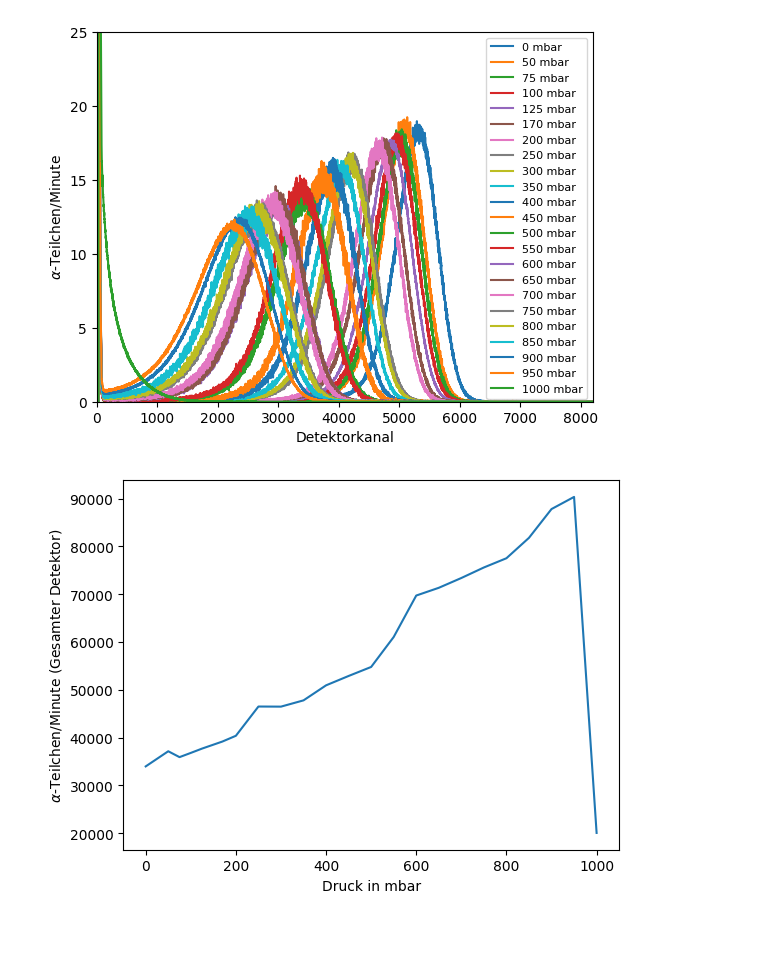
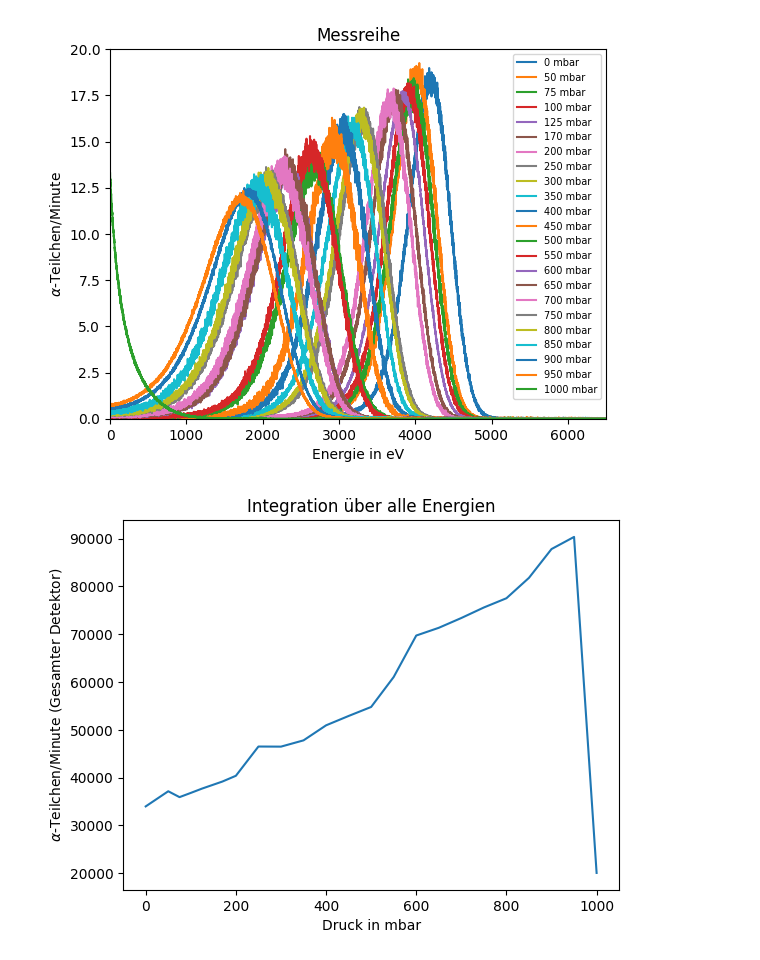
Before and after one commit to CaptainNikon/PPF-Uni-Potsdam, a Jupyter notebook: K1/calc.ipynb, the cells around one changed output. Saved outputs shown, nothing was run; the diff lists cells and outputs as text; code cells hidden in the pictures; blank space fills up the shorter version.

```diff
--- a/K1/calc.ipynb
+++ b/K1/calc.ipynb
@@ -30,7 +30,7 @@ d22 = np.genfromtxt(fname="../K1/K1_meas/TxtReihe/pa1000_ta1609_pa_1000_pe_1000_
 dempty = np.genfromtxt(fname="../K1/K1_meas/TxtReihe/empty_ta_1549_te_751.Spe", skip_header = 12,skip_footer = 17)
 dcalibration = np.genfromtxt(fname="../K1/K1_meas/TxtReihe/pa0_3kBq_16h32min_end5,4bar.Spe", skip_header = 12,skip_footer = 17)
 # %%
-rangevalues = [0,50,75,100,125,170,200,250,300,350,400,450,500,550,600,650,700,750,800,850,900,950,1000]
+rangevalues = np.array([0,50,75,100,125,170,200,250,300,350,400,450,500,550,600,650,700,750,800,850,900,950,1000])
 values = [d0,d1,d2,d3,d4,d5,d6,d7,d8,d9,d10,d11,d12,d13,d14,d15,d16,d17,d18,d19,d20,d21,d22]
 times = [221,195,154,181,924,212,153,191,224,202,116,70,114,129,124,124,101,147,119,111,1110,992,1140]
 
@@ -37,0 +50,16 @@ reducnoise = sum(dempty)/962
+# %%
+alpha = np.array([5442,5484])
+canals = np.array([6850,6902])
+
+reg = linear_model.LinearRegression()
+newcanals = canals.reshape(-1,1)
+reg.fit(newcanals,alpha)
+m = reg.coef_
+b = reg.intercept_
+
+plt.scatter(canals,alpha, label = r"Kalibrationspunkte",color="orange")
+plt.plot(canals, m*canals+b, label = "Linearer Fit: ("+ str(np.round(float(m),2))+"*Kanal"+str(np.round(b,2))+")eV")
+plt.xlabel("Kanal")
+plt.ylabel("Energie in eV")
+plt.legend(loc = 0)
+plt.savefig("Plots/linearfit.pdf")
@@ -39,11 +69,12 @@ reducnoise = sum(dempty)/962
 xlen = np.arange(len(d1))
 for i in range(23):
     yax = values[i]/times[i]-dempty/962
-    plt.plot(xlen,yax[0:], label = str(rangevalues[i])+" mbar")
-plt.legend(loc = 0, prop={'size': 8})
+    plt.plot(m*xlen+b,yax[0:], label = str(rangevalues[i])+" mbar")
+plt.legend(loc = 0, prop={'size': 7})
 plt.ylabel(r"$\alpha$-Teilchen/Minute")
-plt.xlabel("Detektorkanal")
-plt.axis([0,8200,0,25])
+plt.xlabel("Energie in eV")
+plt.title("Messreihe")
+plt.axis([0,6500,0,20])
 plt.savefig("Plots/Allmeasures.pdf")
 # %% [output]
-[figure, old version]
+[figure, new version]
@@ -66,13 +81,14 @@ plt.savefig("Plots/Allmeasures.pdf")
 # %%
 sums = []
 for i in range(23):
     valpermin = values[i]/times[i]
     sums.append(sum(valpermin))
 plt.plot(rangevalues[0:23],sums)
 plt.xlabel(r"Druck in mbar")
 plt.ylabel(r"$\alpha$-Teilchen/Minute (Gesamter Detektor)")
+plt.title("Integration über alle Energien")
 #plt.legend(loc = 0)
 plt.savefig("Plots/nosense.pdf")
 # %% [output]
-[figure, old version]
+[figure, new version]
 # %%
```
Also changed, not shown: parts of 8 cells of this notebook, 7 other files.
